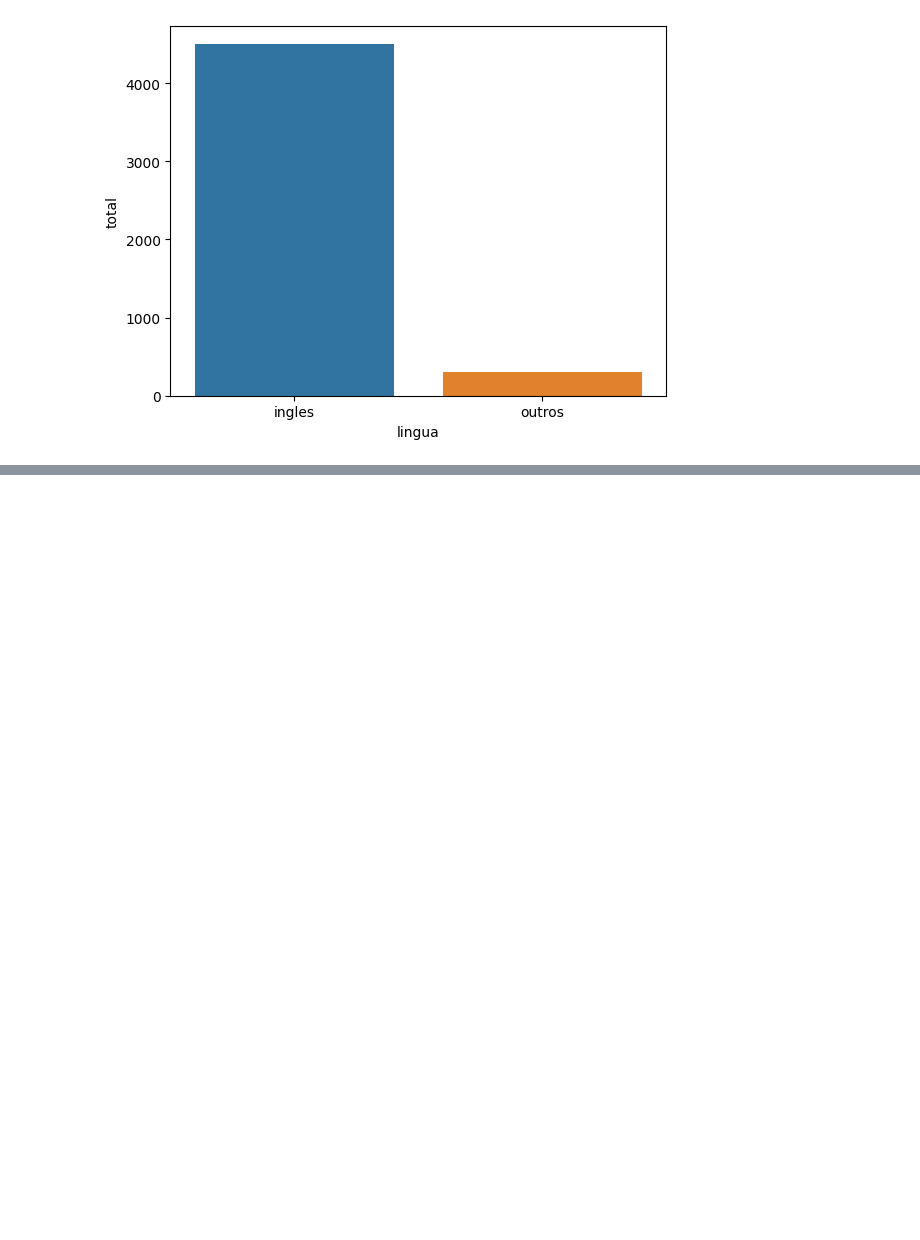
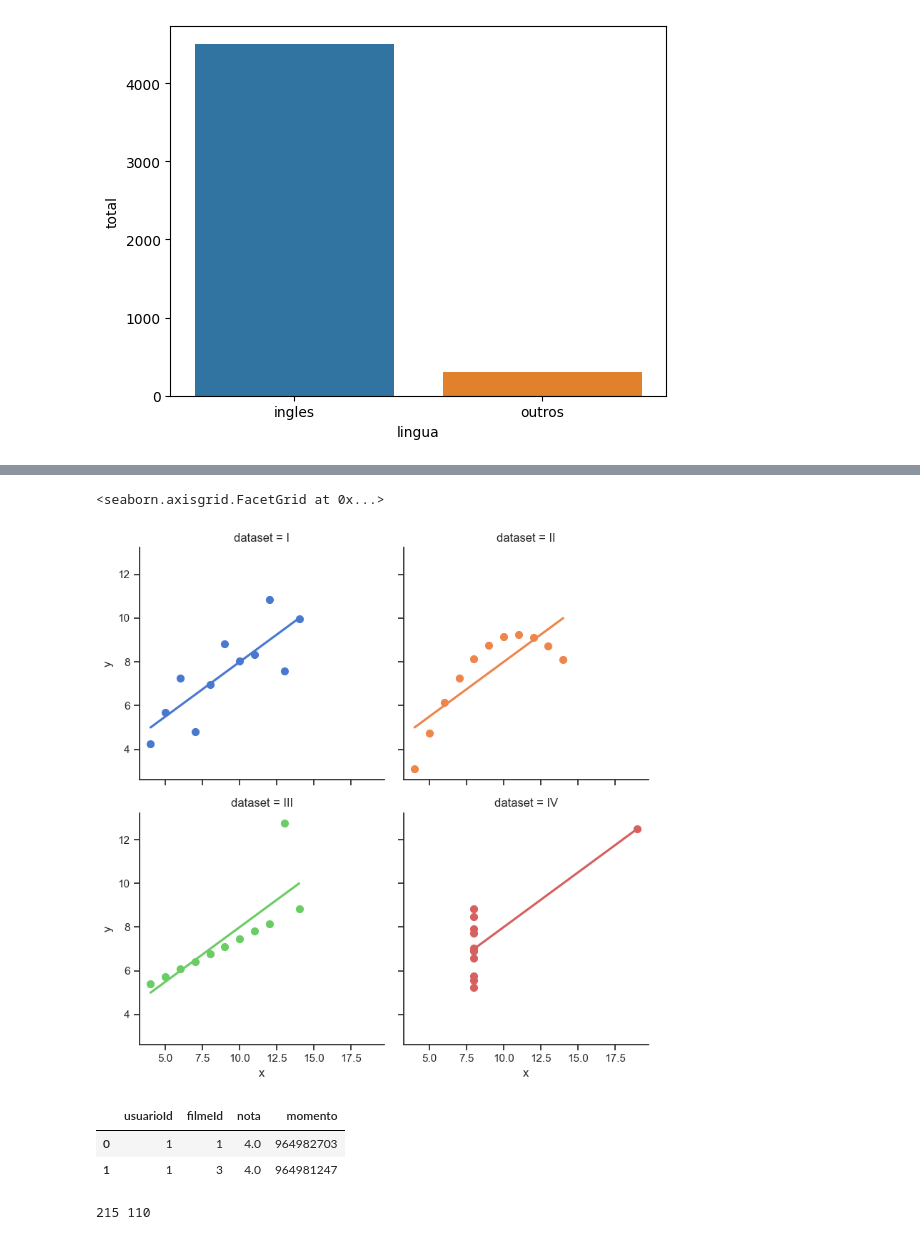
Before and after one commit to willyferreira/curso_introducao_data_science, a Jupyter notebook: introducao_data_science.ipynb, the cells around one changed output, grey strips where cells are left out. Cells and saved outputs as stored; diff of their text form; code cells hidden in the pictures; blank space fills up the shorter version.

```diff
--- a/introducao_data_science.ipynb
+++ b/introducao_data_science.ipynb
@@ -338,0 +379,14 @@ sns.barplot(x='lingua', y='total', data= dados)
+# %%
+import seaborn as sns
+sns.set(style="ticks")
+
+# Load the example dataset for Anscombe's quartet
+df = sns.load_dataset("anscombe")
+
+# Show the results of a linear regression within each dataset
+sns.lmplot(x="x", y="y", col="dataset", hue="dataset", data=df,
+           col_wrap=2, ci=None, palette="muted", height=4,
+           scatter_kws={"s": 50, "alpha": 1})
+# %% [output]
+<seaborn.axisgrid.FacetGrid at 0x...>
+[figure, added]
@@ -338,0 +396,12 @@ sns.barplot(x='lingua', y='total', data= dados)
+# %%
+notas.head(2)
+# %% [output]
+|  | usuarioId | filmeId | nota | momento |
+| 0 | 1 | 1 | 4.0 | 964982703 |
+| 1 | 1 | 3 | 4.0 | 964981247 |
+# %%
+notas_do_toy_story = notas.query("filmeId==1")
+notas_do_jumanji = notas.query("filmeId==2")
+print(len(notas_do_toy_story), len(notas_do_jumanji))
+# %% [output]
+215 110
```
Also changed, not shown: parts of 10 cells of this notebook, 1 other file.
